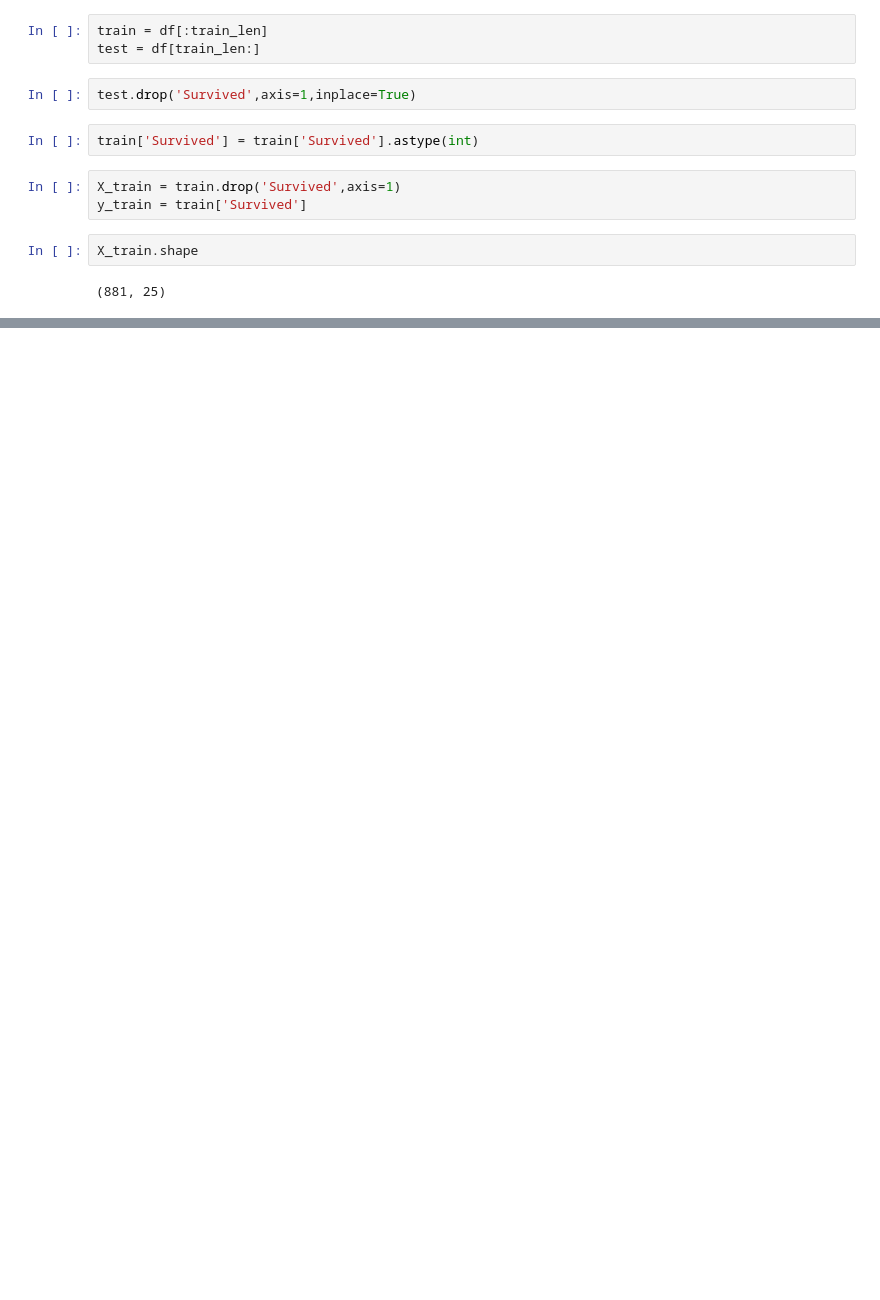
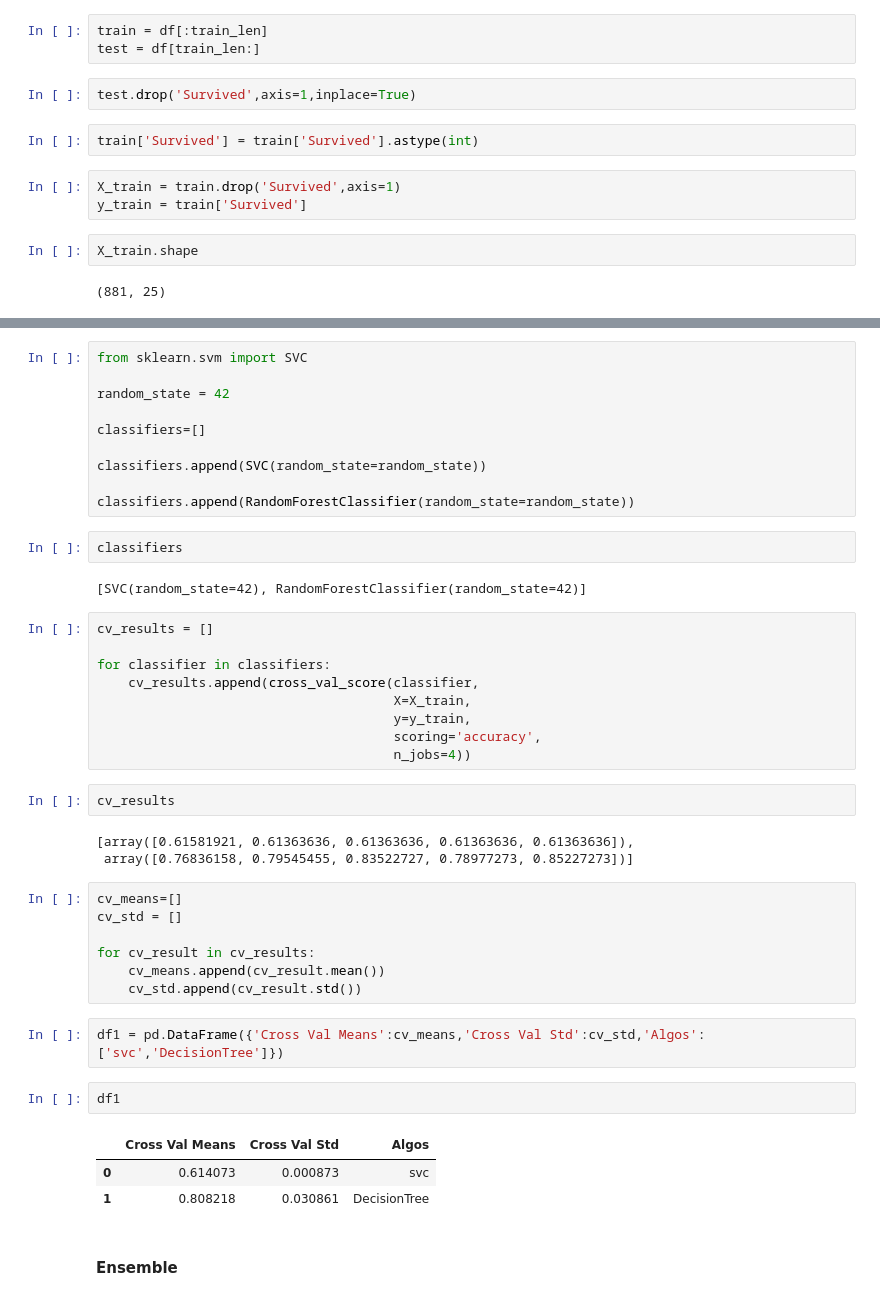
Before and after one commit to pksvv/MLEnsemble, a Jupyter notebook: Titanic.ipynb, the cells around one changed output, grey strips where cells are left out. Drawn from its saved outputs; the diff is of its cells as text; blank space fills up the shorter version.

```diff
--- a/Titanic.ipynb
+++ b/Titanic.ipynb
@@ -691,0 +696,45 @@ X_train.shape
+# %%
+from sklearn.svm import SVC
+
+random_state = 42
+
+classifiers=[]
+
+classifiers.append(SVC(random_state=random_state))
+
+classifiers.append(RandomForestClassifier(random_state=random_state))
+# %%
+classifiers
+# %% [output]
+[SVC(random_state=42), RandomForestClassifier(random_state=42)]
+# %%
+cv_results = []
+
+for classifier in classifiers:
+    cv_results.append(cross_val_score(classifier,
+                                      X=X_train,
+                                      y=y_train,
+                                      scoring='accuracy',
+                                      n_jobs=4))
+# %%
+cv_results
+# %% [output]
+[array([0.61581921, 0.61363636, 0.61363636, 0.61363636, 0.61363636]),
+ array([0.76836158, 0.79545455, 0.83522727, 0.78977273, 0.85227273])]
+# %%
+cv_means=[]
+cv_std = []
+
+for cv_result in cv_results:
+    cv_means.append(cv_result.mean())
+    cv_std.append(cv_result.std())
+# %%
+df1 = pd.DataFrame({'Cross Val Means':cv_means,'Cross Val Std':cv_std,'Algos':['svc','DecisionTree']})
+# %%
+df1
+# %% [output]
+|  | Cross Val Means | Cross Val Std | Algos |
+| 0 | 0.614073 | 0.000873 | svc |
+| 1 | 0.808218 | 0.030861 | DecisionTree |
+# %% [markdown]
+#### Ensemble
```
Also changed, not shown: parts of 14 cells of this notebook, 1 other file.
